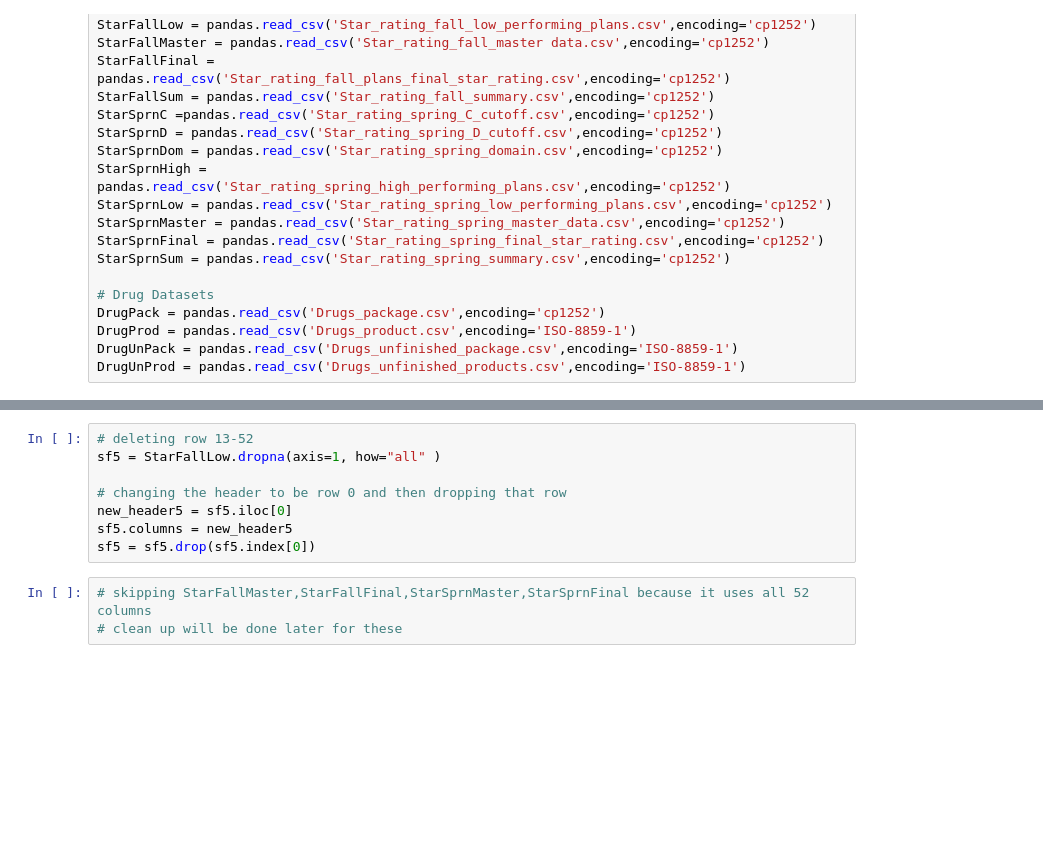
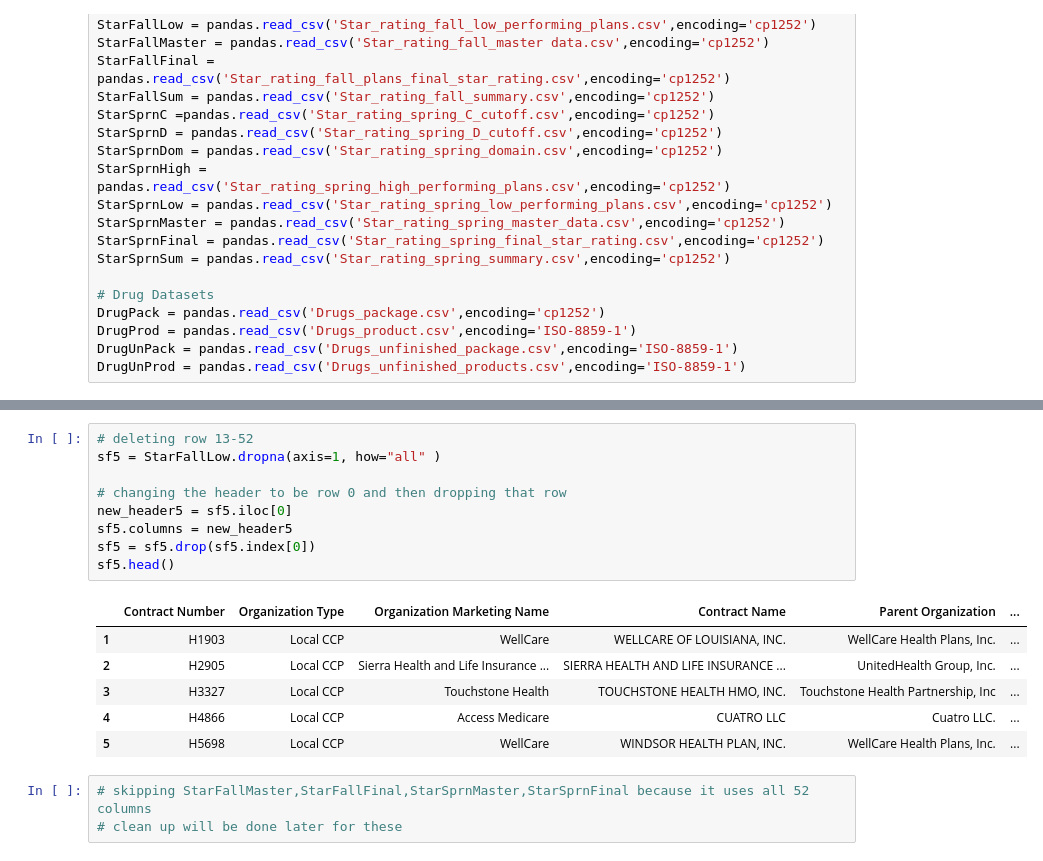
Before and after one commit to marechem/DS-Project, a Jupyter notebook: US_HealthCare_Project.ipynb, the cells around one changed output, grey strips where cells are left out. Saved outputs shown, nothing was run; the diff lists cells and outputs as text; blank space fills up the shorter version.

```diff
--- a/US_HealthCare_Project.ipynb
+++ b/US_HealthCare_Project.ipynb
@@ -146,11 +119,19 @@ StarFallLow.head()
 # %%
 # deleting row 13-52
 sf5 = StarFallLow.dropna(axis=1, how="all" )
 
 # changing the header to be row 0 and then dropping that row
 new_header5 = sf5.iloc[0]
 sf5.columns = new_header5
 sf5 = sf5.drop(sf5.index[0])
+sf5.head()
+# %% [output]
+|  | Contract Number | Organization Type | Organization Marketing Name | Contract Name | Parent Organization | ... |
+| 1 | H1903 | Local CCP | WellCare | WELLCARE OF LOUISIANA, INC. | WellCare Health Plans, Inc. | ... |
+| 2 | H2905 | Local CCP | Sierra Health and Life Insurance ... | SIERRA HEALTH AND LIFE INSURANCE ... | UnitedHealth Group, Inc. | ... |
+| 3 | H3327 | Local CCP | Touchstone Health | TOUCHSTONE HEALTH HMO, INC. | Touchstone Health Partnership, Inc | ... |
+| 4 | H4866 | Local CCP | Access Medicare | CUATRO LLC | Cuatro LLC. | ... |
+| 5 | H5698 | Local CCP | WellCare | WINDSOR HEALTH PLAN, INC. | WellCare Health Plans, Inc. | ... |
 # %%
 # skipping StarFallMaster,StarFallFinal,StarSprnMaster,StarSprnFinal because it uses all 52 columns
 # clean up will be done later for these
```
Also changed, not shown: parts of 26 cells of this notebook.
